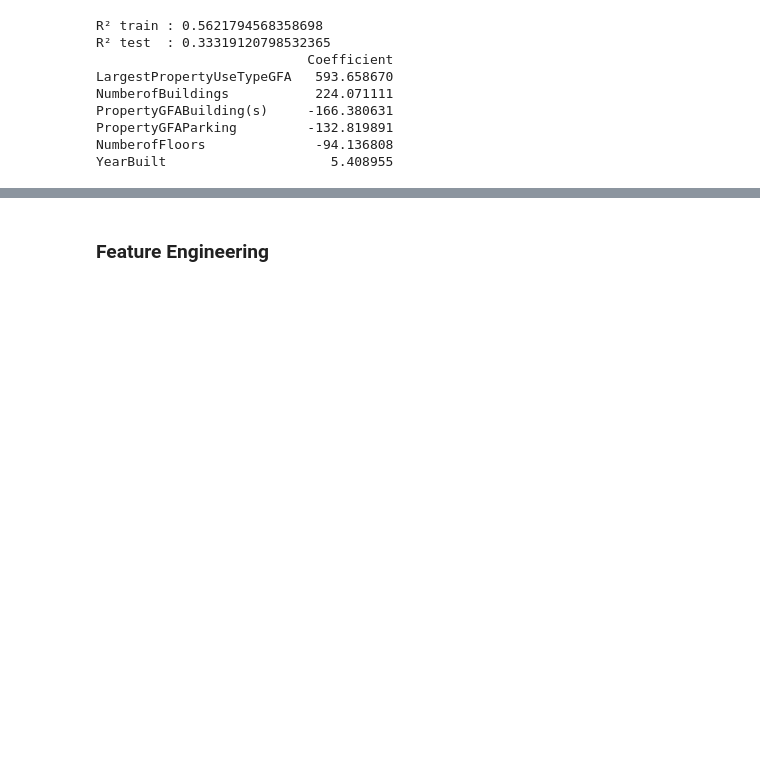
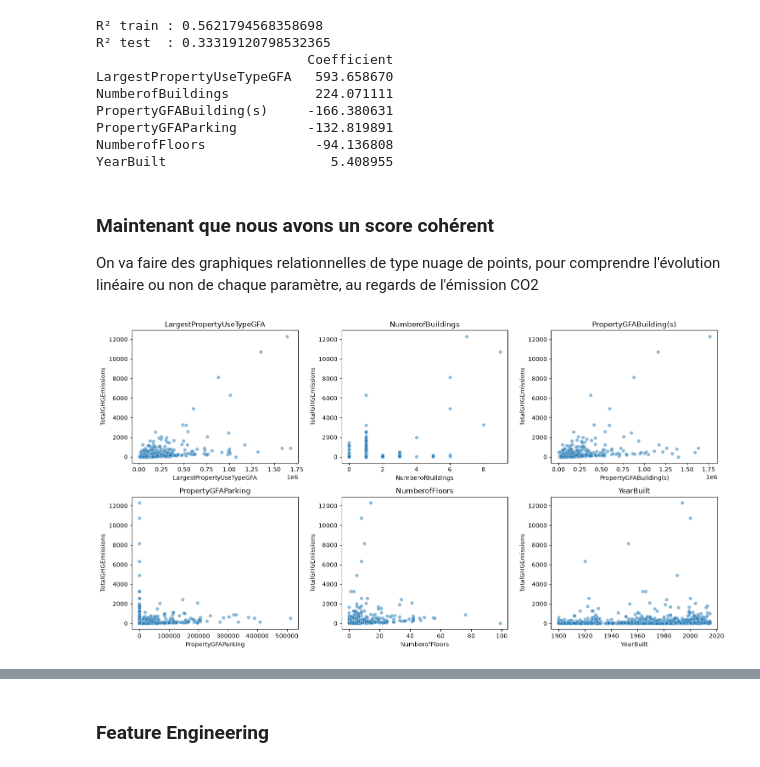
Before and after one commit to FabianDepagne/P3, a Jupyter notebook: P3_template_modelistation_supervisee_data_scientist.ipynb, the cells around one changed output, grey strips where cells are left out. Saved outputs shown, nothing was run; the diff lists cells and outputs as text; code cells hidden in the pictures; blank space fills up the shorter version.

```diff
--- a/P3_template_modelistation_supervisee_data_scientist.ipynb
+++ b/P3_template_modelistation_supervisee_data_scientist.ipynb
@@ -443,3 +441,28 @@ PropertyGFABuilding(s)     -166.380631
 PropertyGFAParking         -132.819891
 NumberofFloors              -94.136808
 YearBuilt                     5.408955
+# %% [markdown]
+### Maintenant que nous avons un score cohérent
+
+On va faire des graphiques relationnelles de type nuage de points, pour comprendre l'évolution linéaire ou non de chaque paramètre, au regards de l'émission CO2
+# %%
+# # Faire des graphiques nuages de points, un par paramètre ci-dessous, en corrélation avec l'émission CO2 : "TotalGHGEmissions"
+# LargestPropertyUseTypeGFA   593.658670
+# NumberofBuildings           224.071111
+# PropertyGFABuilding(s)     -166.380631
+# PropertyGFAParking         -132.819891
+# NumberofFloors              -94.136808
+# YearBuilt                     5.408955
+
+# Variables explicatives (ordre des coefficients)
+cols = ["LargestPropertyUseTypeGFA", "NumberofBuildings", "PropertyGFABuilding(s)",
+        "PropertyGFAParking", "NumberofFloors", "YearBuilt"]
+# Grille 2x3, un nuage de points par variable
+fig, axes = plt.subplots(2, 3, figsize=(15, 8))
+for ax, c in zip(axes.flat, cols):
+    sns.scatterplot(data=df, x=c, y="TotalGHGEmissions", alpha=0.5, ax=ax)
+    ax.set_title(c)
+plt.tight_layout()
+plt.show()
+# %% [output]
+[figure, added]
```
Also changed, not shown: parts of 8 cells of this notebook.
